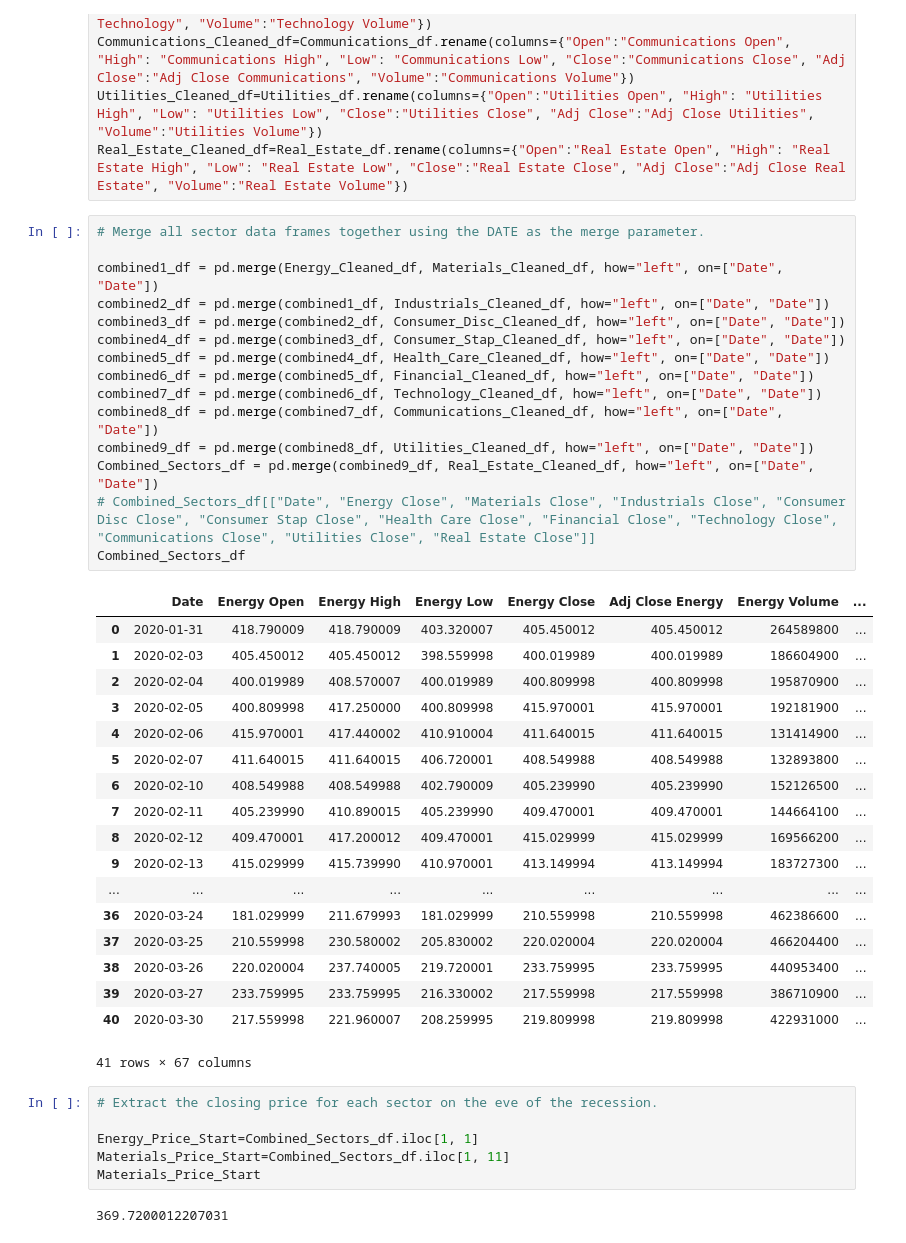
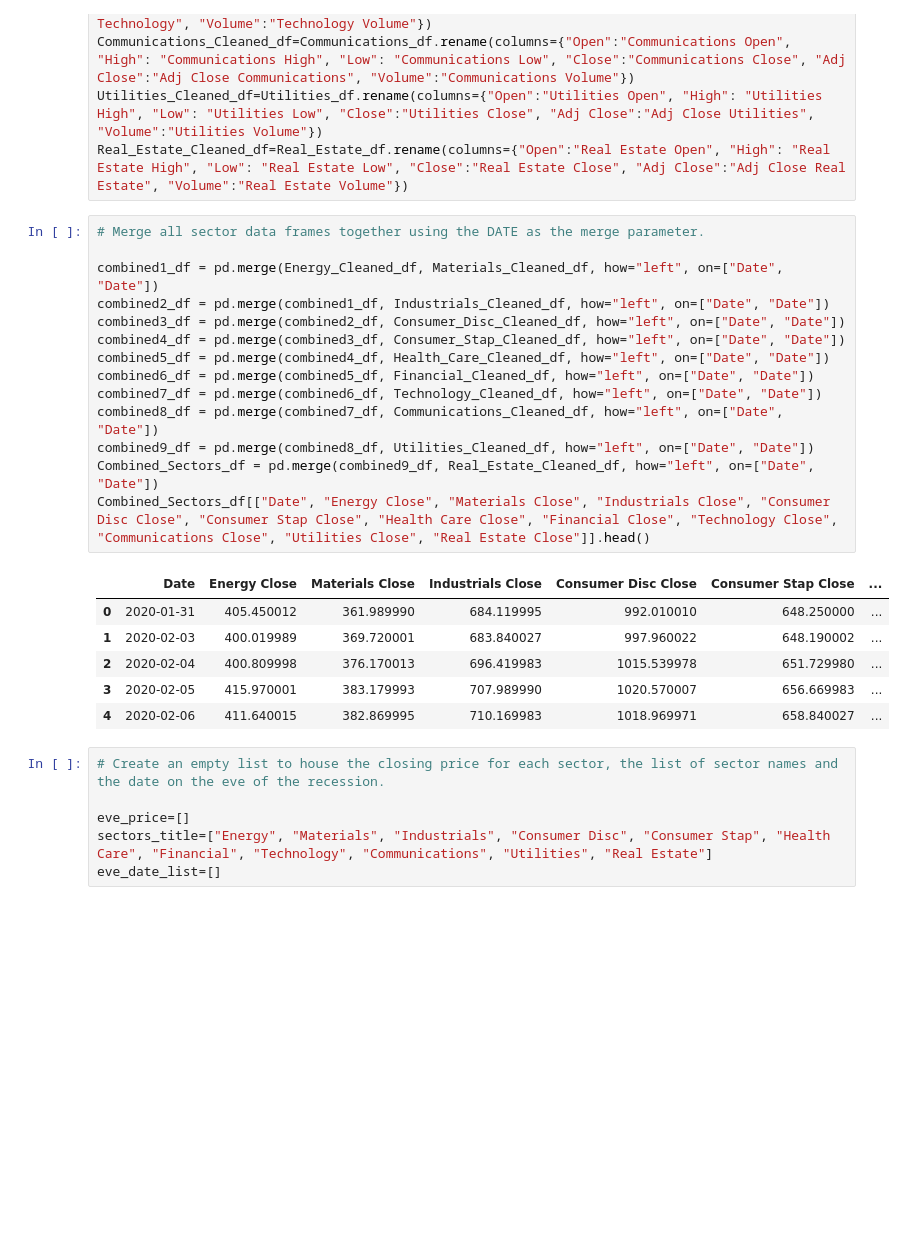
Before and after one commit to MAICATRAN/Group_Project1, a Jupyter notebook: Chris_Branch/Chris_Branch.ipynb, the cells around one changed output. Cells and saved outputs as stored; diff of their text form; blank space fills up the shorter version.

Commit message:
Sector Prices at Start of Recession Indentified.

```diff
--- a/Chris_Branch/Chris_Branch.ipynb
+++ b/Chris_Branch/Chris_Branch.ipynb
@@ -103,42 +103,27 @@ Real_Estate_Cleaned_df=Real_Estate_df.rename(columns={"Open":"Real Estate Open",
 # %%
 # Merge all sector data frames together using the DATE as the merge parameter.
 
 combined1_df = pd.merge(Energy_Cleaned_df, Materials_Cleaned_df, how="left", on=["Date", "Date"])
 combined2_df = pd.merge(combined1_df, Industrials_Cleaned_df, how="left", on=["Date", "Date"])
 combined3_df = pd.merge(combined2_df, Consumer_Disc_Cleaned_df, how="left", on=["Date", "Date"])
 combined4_df = pd.merge(combined3_df, Consumer_Stap_Cleaned_df, how="left", on=["Date", "Date"])
 combined5_df = pd.merge(combined4_df, Health_Care_Cleaned_df, how="left", on=["Date", "Date"])
 combined6_df = pd.merge(combined5_df, Financial_Cleaned_df, how="left", on=["Date", "Date"])
 combined7_df = pd.merge(combined6_df, Technology_Cleaned_df, how="left", on=["Date", "Date"])
 combined8_df = pd.merge(combined7_df, Communications_Cleaned_df, how="left", on=["Date", "Date"])
 combined9_df = pd.merge(combined8_df, Utilities_Cleaned_df, how="left", on=["Date", "Date"])
 Combined_Sectors_df = pd.merge(combined9_df, Real_Estate_Cleaned_df, how="left", on=["Date", "Date"])
-# Combined_Sectors_df[["Date", "Energy Close", "Materials Close", "Industrials Close", "Consumer Disc Close", "Consumer Stap Close", "Health Care Close", "Financial Close", "Technology Close", "Communications Close", "Utilities Close", "Real Estate Close"]]
-Combined_Sectors_df
+Combined_Sectors_df[["Date", "Energy Close", "Materials Close", "Industrials Close", "Consumer Disc Close", "Consumer Stap Close", "Health Care Close", "Financial Close", "Technology Close", "Communications Close", "Utilities Close", "Real Estate Close"]].head()
 # %% [output]
-|  | Date | Energy Open | Energy High | Energy Low | Energy Close | Adj Close Energy | Energy Volume | ... |
-| 0 | 2020-01-31 | 418.790009 | 418.790009 | 403.320007 | 405.450012 | 405.450012 | 264589800 | ... |
-| 1 | 2020-02-03 | 405.450012 | 405.450012 | 398.559998 | 400.019989 | 400.019989 | 186604900 | ... |
-| 2 | 2020-02-04 | 400.019989 | 408.570007 | 400.019989 | 400.809998 | 400.809998 | 195870900 | ... |
-| 3 | 2020-02-05 | 400.809998 | 417.250000 | 400.809998 | 415.970001 | 415.970001 | 192181900 | ... |
-| 4 | 2020-02-06 | 415.970001 | 417.440002 | 410.910004 | 411.640015 | 411.640015 | 131414900 | ... |
-| 5 | 2020-02-07 | 411.640015 | 411.640015 | 406.720001 | 408.549988 | 408.549988 | 132893800 | ... |
-| 6 | 2020-02-10 | 408.549988 | 408.549988 | 402.790009 | 405.239990 | 405.239990 | 152126500 | ... |
-| 7 | 2020-02-11 | 405.239990 | 410.890015 | 405.239990 | 409.470001 | 409.470001 | 144664100 | ... |
-| 8 | 2020-02-12 | 409.470001 | 417.200012 | 409.470001 | 415.029999 | 415.029999 | 169566200 | ... |
-| 9 | 2020-02-13 | 415.029999 | 415.739990 | 410.970001 | 413.149994 | 413.149994 | 183727300 | ... |
-| ... | ... | ... | ... | ... | ... | ... | ... | ... |
-| 36 | 2020-03-24 | 181.029999 | 211.679993 | 181.029999 | 210.559998 | 210.559998 | 462386600 | ... |
-| 37 | 2020-03-25 | 210.559998 | 230.580002 | 205.830002 | 220.020004 | 220.020004 | 466204400 | ... |
-| 38 | 2020-03-26 | 220.020004 | 237.740005 | 219.720001 | 233.759995 | 233.759995 | 440953400 | ... |
-| 39 | 2020-03-27 | 233.759995 | 233.759995 | 216.330002 | 217.559998 | 217.559998 | 386710900 | ... |
-| 40 | 2020-03-30 | 217.559998 | 221.960007 | 208.259995 | 219.809998 | 219.809998 | 422931000 | ... |
+|  | Date | Energy Close | Materials Close | Industrials Close | Consumer Disc Close | Consumer Stap Close | ... |
+| 0 | 2020-01-31 | 405.450012 | 361.989990 | 684.119995 | 992.010010 | 648.250000 | ... |
+| 1 | 2020-02-03 | 400.019989 | 369.720001 | 683.840027 | 997.960022 | 648.190002 | ... |
+| 2 | 2020-02-04 | 400.809998 | 376.170013 | 696.419983 | 1015.539978 | 651.729980 | ... |
+| 3 | 2020-02-05 | 415.970001 | 383.179993 | 707.989990 | 1020.570007 | 656.669983 | ... |
+| 4 | 2020-02-06 | 411.640015 | 382.869995 | 710.169983 | 1018.969971 | 658.840027 | ... |
-41 rows × 67 columns
 # %%
-# Extract the closing price for each sector on the eve of the recession.
+# Create an empty list to house the closing price for each sector, the list of sector names and the date on the eve of the recession.
 
-Energy_Price_Start=Combined_Sectors_df.iloc[1, 1]
-Materials_Price_Start=Combined_Sectors_df.iloc[1, 11]
-Materials_Price_Start
+eve_price=[]
+sectors_title=["Energy", "Materials", "Industrials", "Consumer Disc", "Consumer Stap", "Health Care", "Financial", "Technology", "Communications", "Utilities", "Real Estate"]
+eve_date_list=[]
-# %% [output]
-369.7200012207031
```
Also changed, not shown: parts of 3 cells of this notebook.
